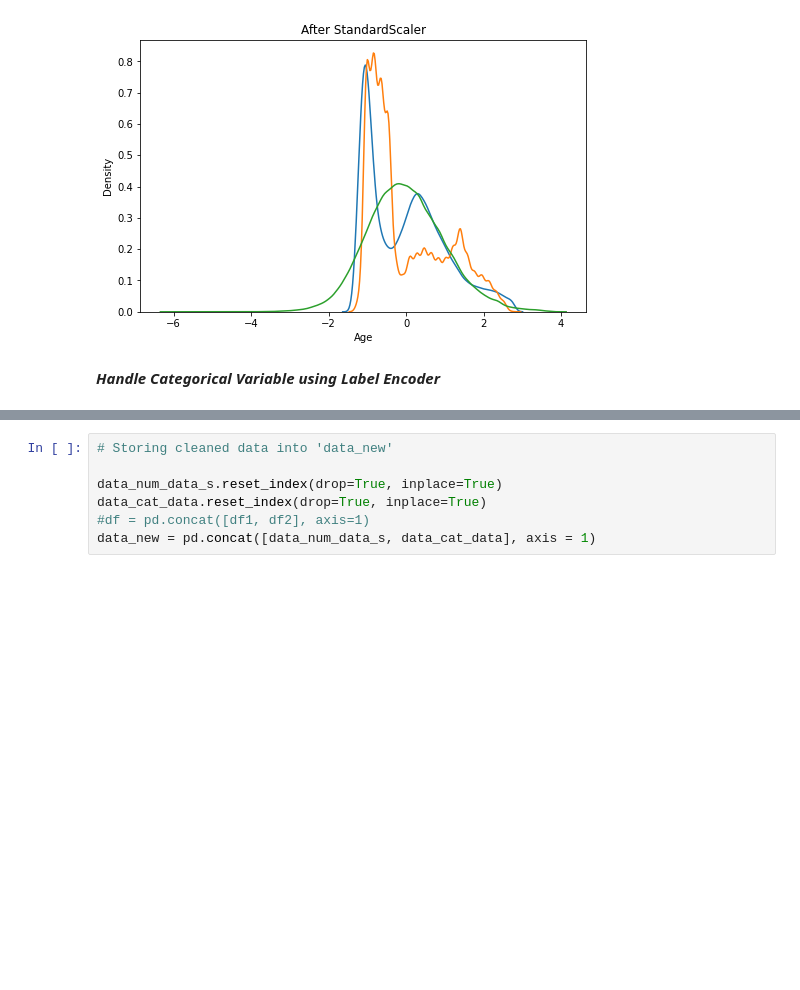
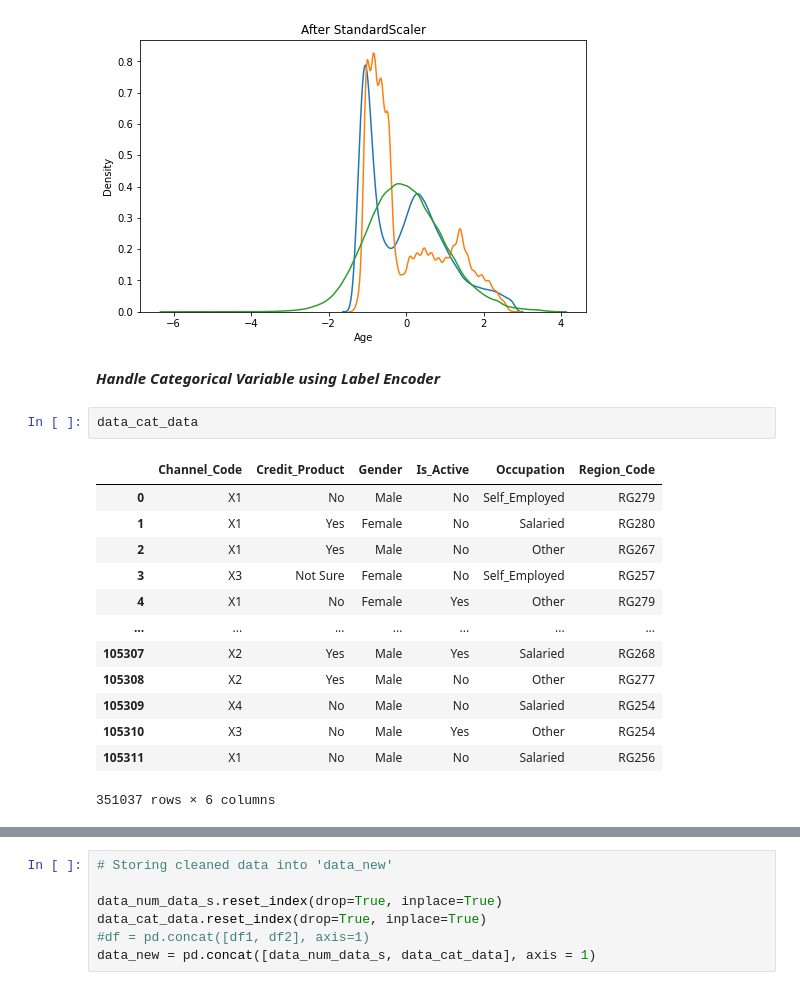
Before and after one commit to jvprosser/cc-cross-sell, a Jupyter notebook: cc-lead-pred-noeda-auc-score-90.ipynb, the cells around one changed output, grey strips where cells are left out. Saved outputs shown, nothing was run; the diff lists cells and outputs as text; blank space fills up the shorter version.

```diff
--- a/cc-lead-pred-noeda-auc-score-90.ipynb
+++ b/cc-lead-pred-noeda-auc-score-90.ipynb
@@ -335,6 +335,22 @@ sns.kdeplot(data_num_data_s['Avg_Account_Balance'], ax=ax1);
 [figure]
 # %% [markdown]
 ***Handle Categorical Variable using Label Encoder***
+# %%
+data_cat_data
+# %% [output]
+|  | Channel_Code | Credit_Product | Gender | Is_Active | Occupation | Region_Code |
+| 0 | X1 | No | Male | No | Self_Employed | RG279 |
+| 1 | X1 | Yes | Female | No | Salaried | RG280 |
+| 2 | X1 | Yes | Male | No | Other | RG267 |
+| 3 | X3 | Not Sure | Female | No | Self_Employed | RG257 |
+| 4 | X1 | No | Female | Yes | Other | RG279 |
+| ... | ... | ... | ... | ... | ... | ... |
+| 105307 | X2 | Yes | Male | Yes | Salaried | RG268 |
+| 105308 | X2 | Yes | Male | No | Other | RG277 |
+| 105309 | X4 | No | Male | No | Salaried | RG254 |
+| 105310 | X3 | No | Male | Yes | Other | RG254 |
+| 105311 | X1 | No | Male | No | Salaried | RG256 |
+351037 rows × 6 columns
 # %%
 from sklearn.preprocessing import LabelEncoder
 
```
Also changed, not shown: parts of 7 cells of this notebook, 10 other files.
